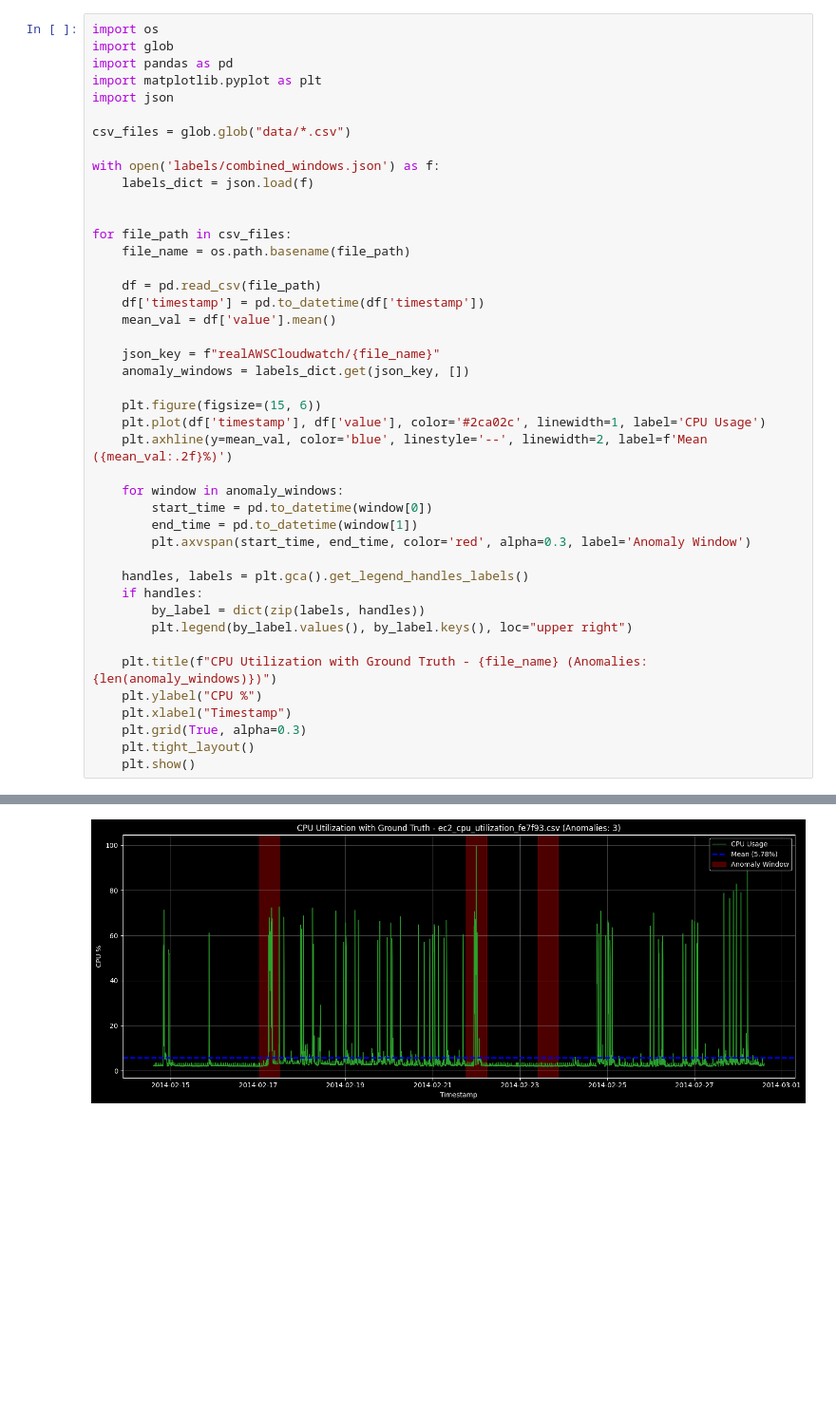
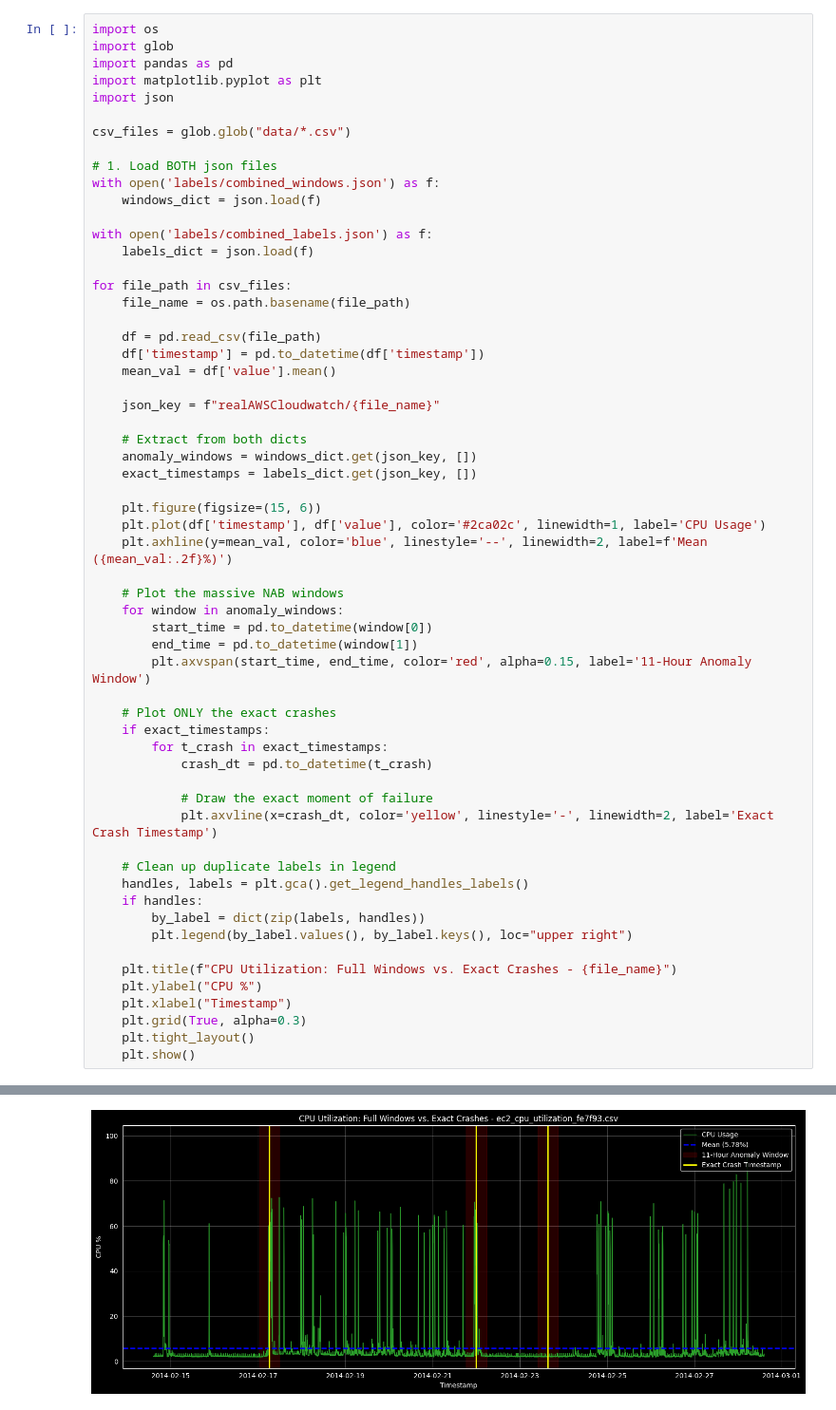
Before and after one commit to Botosel04/PredictiveAlerting-CloudMetrics, a Jupyter notebook: visualize_data.ipynb, the cells around one changed output, grey strips where cells are left out. Shown at 95% size. Saved outputs shown, nothing was run; the diff lists cells and outputs as text; blank space fills up the shorter version.

Commit message:
restructured project + positves = window_start - crash

```diff
--- a/visualize_data.ipynb
+++ b/visualize_data.ipynb
@@ -7,9 +7,12 @@ import json
 
 csv_files = glob.glob("data/*.csv")
 
+# 1. Load BOTH json files
 with open('labels/combined_windows.json') as f:
+    windows_dict = json.load(f)
+
+with open('labels/combined_labels.json') as f:
     labels_dict = json.load(f)
-
 
 for file_path in csv_files:
     file_name = os.path.basename(file_path)
@@ -19,23 +22,36 @@ for file_path in csv_files:
     mean_val = df['value'].mean()
 
     json_key = f"realAWSCloudwatch/{file_name}"
-    anomaly_windows = labels_dict.get(json_key, [])
+
+    # Extract from both dicts
+    anomaly_windows = windows_dict.get(json_key, [])
+    exact_timestamps = labels_dict.get(json_key, [])
 
     plt.figure(figsize=(15, 6))
     plt.plot(df['timestamp'], df['value'], color='#2ca02c', linewidth=1, label='CPU Usage')
     plt.axhline(y=mean_val, color='blue', linestyle='--', linewidth=2, label=f'Mean ({mean_val:.2f}%)')
 
+    # Plot the massive NAB windows
     for window in anomaly_windows:
         start_time = pd.to_datetime(window[0])
         end_time = pd.to_datetime(window[1])
-        plt.axvspan(start_time, end_time, color='red', alpha=0.3, label='Anomaly Window')
+        plt.axvspan(start_time, end_time, color='red', alpha=0.15, label='11-Hour Anomaly Window')
 
+    # Plot ONLY the exact crashes
+    if exact_timestamps:
+        for t_crash in exact_timestamps:
+            crash_dt = pd.to_datetime(t_crash)
+
+            # Draw the exact moment of failure
+            plt.axvline(x=crash_dt, color='yellow', linestyle='-', linewidth=2, label='Exact Crash Timestamp')
+
+    # Clean up duplicate labels in legend
     handles, labels = plt.gca().get_legend_handles_labels()
     if handles:
         by_label = dict(zip(labels, handles))
         plt.legend(by_label.values(), by_label.keys(), loc="upper right")
 
-    plt.title(f"CPU Utilization with Ground Truth - {file_name} (Anomalies: {len(anomaly_windows)})")
+    plt.title(f"CPU Utilization: Full Windows vs. Exact Crashes - {file_name}")
     plt.ylabel("CPU %")
     plt.xlabel("Timestamp")
     plt.grid(True, alpha=0.3)
@@ -46,2 +62,2 @@ for file_path in csv_files:
-[figure, old version]
+[figure, new version]
 [figure]
```
Also changed, not shown: parts of 1 cell of this notebook, 6 other files.
